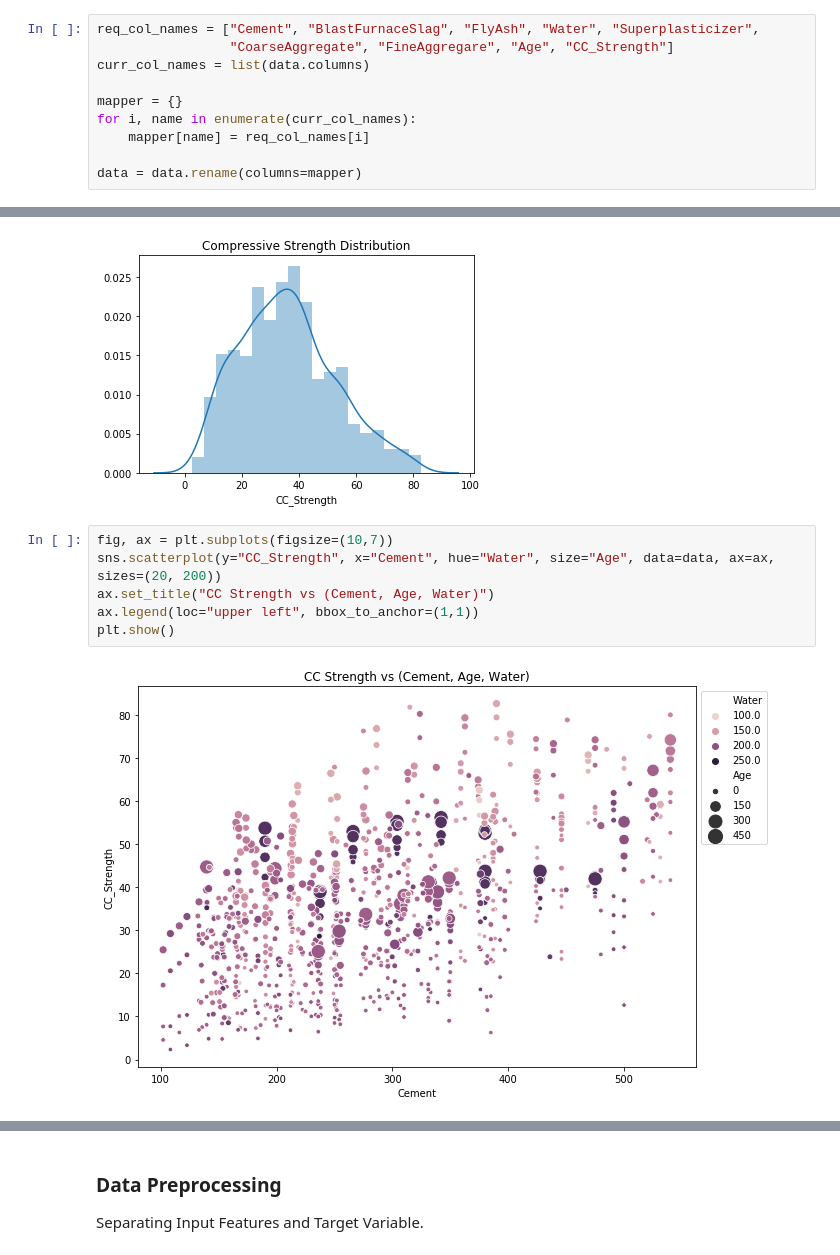
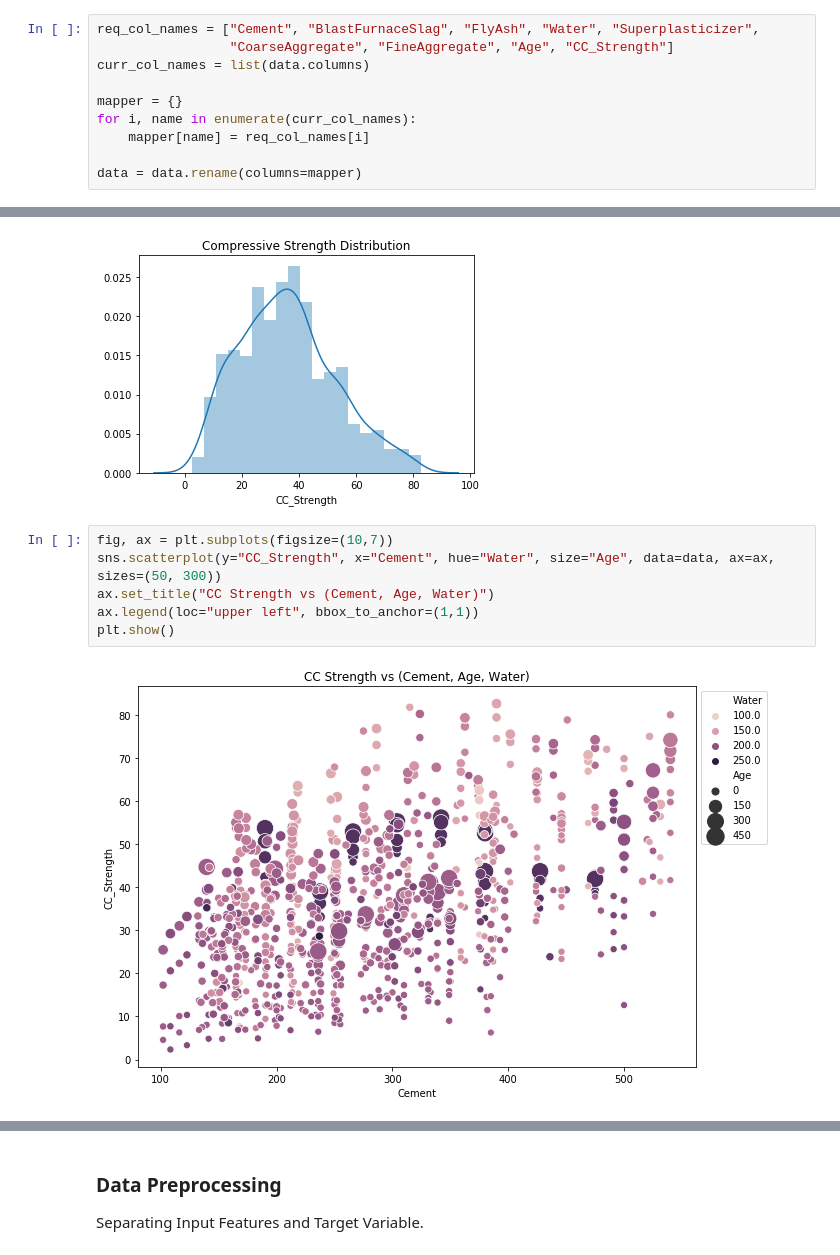
Before and after one commit to pranaymodukuru/Concrete-compressive-strength, a Jupyter notebook: ConcreteCompressiveStrengthPrediction.ipynb, the cells around one changed output, grey strips where cells are left out. Saved outputs shown, nothing was run; the diff lists cells and outputs as text.

Commit message:
added more plots

```diff
--- a/ConcreteCompressiveStrengthPrediction.ipynb
+++ b/ConcreteCompressiveStrengthPrediction.ipynb
@@ -36,7 +36,7 @@ data.head()
 Simplifying Column names, since they appear to be too lengthy.
 # %%
 req_col_names = ["Cement", "BlastFurnaceSlag", "FlyAsh", "Water", "Superplasticizer",
-                 "CoarseAggregate", "FineAggregare", "Age", "CC_Strength"]
+                 "CoarseAggregate", "FineAggregate", "Age", "CC_Strength"]
 curr_col_names = list(data.columns)
 
 mapper = {}
@@ -122,10 +127,10 @@ Text(0.5, 1.0, 'Compressive Strength Distribution')
 [figure]
 # %%
 fig, ax = plt.subplots(figsize=(10,7))
-sns.scatterplot(y="CC_Strength", x="Cement", hue="Water", size="Age", data=data, ax=ax, sizes=(20, 200))
+sns.scatterplot(y="CC_Strength", x="Cement", hue="Water", size="Age", data=data, ax=ax, sizes=(50, 300))
 ax.set_title("CC Strength vs (Cement, Age, Water)")
 ax.legend(loc="upper left", bbox_to_anchor=(1,1))
 plt.show()
 # %% [output]
-[figure, old version]
+[figure, new version]
 # %% [markdown]
```
Also changed, not shown: parts of 11 cells of this notebook.
